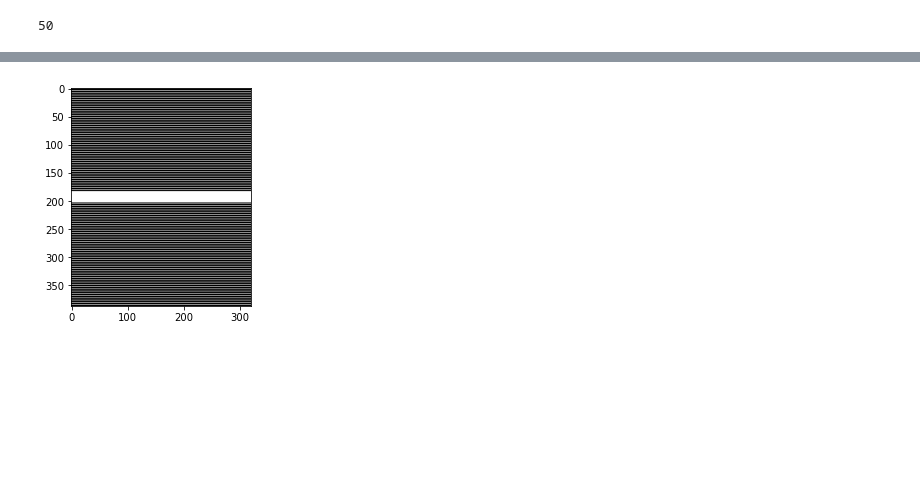
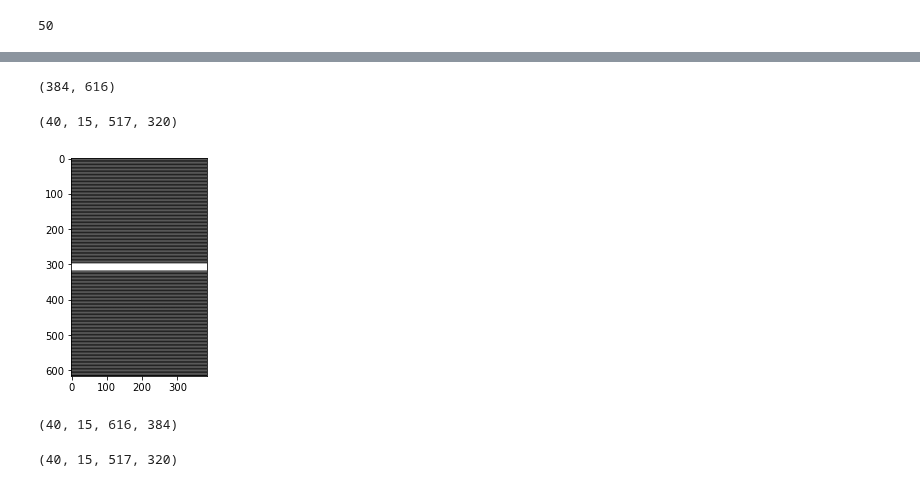
Before and after one commit to Erfandarzi/mri-reconstruction, a Jupyter notebook: python/tf_preprocessing.ipynb, the cells around one changed output, grey strips where cells are left out. Drawn from its saved outputs; the diff is of its cells as text; code cells hidden in the pictures; blank space fills up the shorter version.

```diff
--- a/python/tf_preprocessing.ipynb
+++ b/python/tf_preprocessing.ipynb
@@ -43,2 +44,4 @@ pd.DataFrame.from_dict(info, orient='index').T
 # %%
 all_info = [np.load(fname, allow_pickle=True)['info'].item() for fname in filenames]
+pd_info = pd.DataFrame(all_info)
+pd_info
@@ -65,16 +66,37 @@ pd.DataFrame(all_info)
+# %%
+mNx, mNy = pd_info['lNx'].max(), pd_info['lNy'].max()
+mNx, mNy
+# %% [output]
+(384, 616)
 # %%
 data_orig = np.squeeze(kspace)
+data_orig.shape
+# %% [output]
+(40, 15, 517, 320)
 # %%
-mask_k = np.zeros((lNy, lNx))
+mask_k = np.zeros((mNy, mNx))
 mask_k[::4,:] = 1
 
 w = 10;
-mask_w = np.zeros((lNy, lNx))
-mask_w[lNy//2-w:lNy//2+w,:] = 1
+mask_w = np.zeros((mNy, mNx))
+mask_w[mNy//2-w:mNy//2+w,:] = 1
 
 mask_t = np.logical_or(mask_k, mask_w)
 
 plt.imshow(mask_t, cmap='gray')#,interpolation='none')
 plt.show()
 # %% [output]
-[figure, old version]
+[figure, new version]
+# %%
+s = data_orig.shape
+padding = [mNy-s[-2], mNx-s[-1]]
+# data = tf.pad(data_orig, [[0,0], [0,0], [1, 1], [2, 2]], "CONSTANT")
+data = np.pad(data_orig, [[0,0], [0,0], [int(np.floor(padding[0]/2)), int(np.ceil(padding[0]/2))],
+                          [int(np.floor(padding[1]/2)), int(np.ceil(padding[1]/2))]],  "constant")
+data.shape
+# %% [output]
+(40, 15, 616, 384)
+# %%
+s
+# %% [output]
+(40, 15, 517, 320)
```
Also changed, not shown: parts of 10 cells of this notebook, 2 other files.
